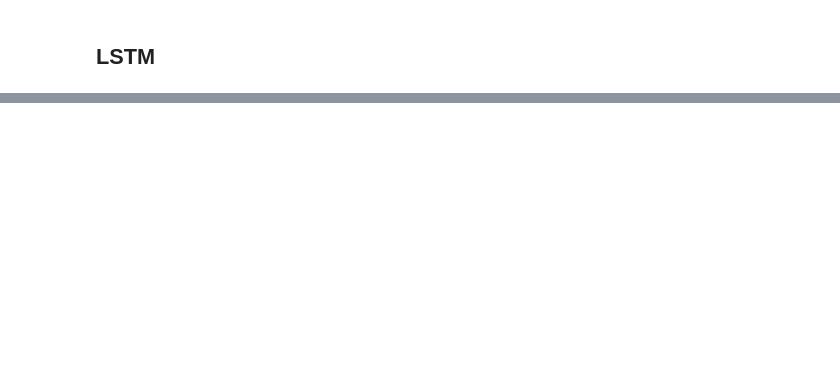
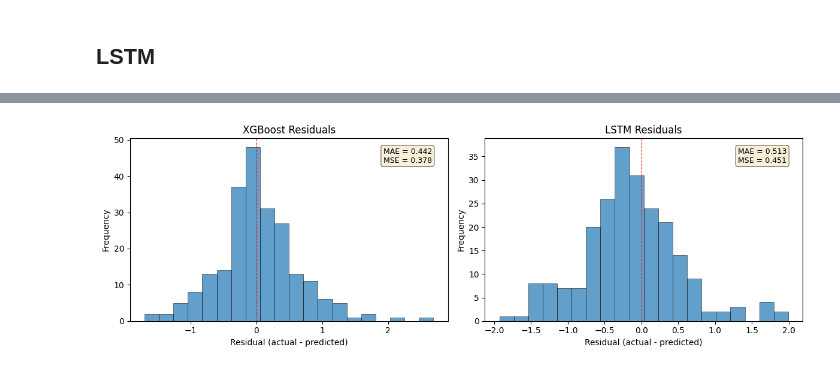
Before and after one commit to myriamth04/Data-Mining, a Jupyter notebook: numerical_prediction.ipynb, the cells around one changed output, grey strips where cells are left out. Cells and saved outputs as stored; diff of their text form; code cells hidden in the pictures; blank space fills up the shorter version.

```diff
--- a/numerical_prediction.ipynb
+++ b/numerical_prediction.ipynb
@@ -166,14 +180,13 @@ torch.Size([1046, 5, 17]) torch.Size([1046])
 # %%
 class MoodDataset(Dataset):
     def __init__(self, X, y):
-        self.X = torch.from_numpy(X.astype(np.float32))
-        self.y = torch.from_numpy(y.astype(np.float32))
+        self.X = torch.from_numpy(X).float()
+        self.y = torch.from_numpy(y).float()
+
     def __len__(self):
         return len(self.y)
+
     def __getitem__(self, idx):
         return self.X[idx], self.y[idx]
-
-train_loader = DataLoader(MoodDataset(X_train, y_train), batch_size=32, shuffle=True, num_workers=0)
-test_loader = DataLoader(MoodDataset(X_test, y_test), batch_size=32, shuffle=False, num_workers=0)
 # %%
 class MoodLSTM(nn.Module):
@@ -428,0 +485,14 @@ Final LSTM | Test MAE: 0.5018 | Test MSE: 0.4364
+# %%
+print(f"\n{'='*52}")
+print(f"{'Model':<25} {'MAE':>8} {'MSE':>8} {'R²':>8}")
+print(f"{'='*52}")
+for name, actual, preds in [
+    ("Last-value baseline", y_test, bl_lag1),
+    ("Window-mean baseline", y_test, bl_mean),
+    ("XGBoost", y_test, xgb_preds),
+    ("LSTM", lstm_actual, lstm_preds),
+]:
+    print(f"{name:<25} "
+          f"{mean_absolute_error(actual, preds):>8.4f} "
+          f"{mean_squared_error(actual, preds):>8.4f} "
+          f"{r2_score(actual, preds):>8.4f}")
@@ -428,0 +507,22 @@ Final LSTM | Test MAE: 0.5018 | Test MSE: 0.4364
+# %%
+fig, axes = plt.subplots(1, 2, figsize=(12, 4))
+for ax, name, actual, preds in [
+    (axes[0], "XGBoost", y_test, xgb_preds),
+    (axes[1], "LSTM",    lstm_actual, lstm_preds),
+]:
+    residuals = actual - preds
+    ax.hist(residuals, bins=20, edgecolor="black", linewidth=0.5, alpha=0.7)
+    ax.axvline(0, color="red", linestyle="--", linewidth=0.8)
+    ax.set(xlabel="Residual (actual - predicted)", ylabel="Frequency",
+           title=f"{name} Residuals")
+    ax.text(0.95, 0.95,
+            f"MAE = {np.mean(np.abs(residuals)):.3f}\n"
+            f"MSE = {np.mean(residuals**2):.3f}",
+            transform=ax.transAxes, ha="right", va="top", fontsize=9,
+            bbox=dict(boxstyle="round", facecolor="wheat", alpha=0.5))
+
+plt.tight_layout()
+plt.savefig("residuals.png", dpi=150, bbox_inches="tight")
+plt.show()
+# %% [output]
+[figure, added]
```
Also changed, not shown: parts of 46 cells of this notebook, 10 other files.
